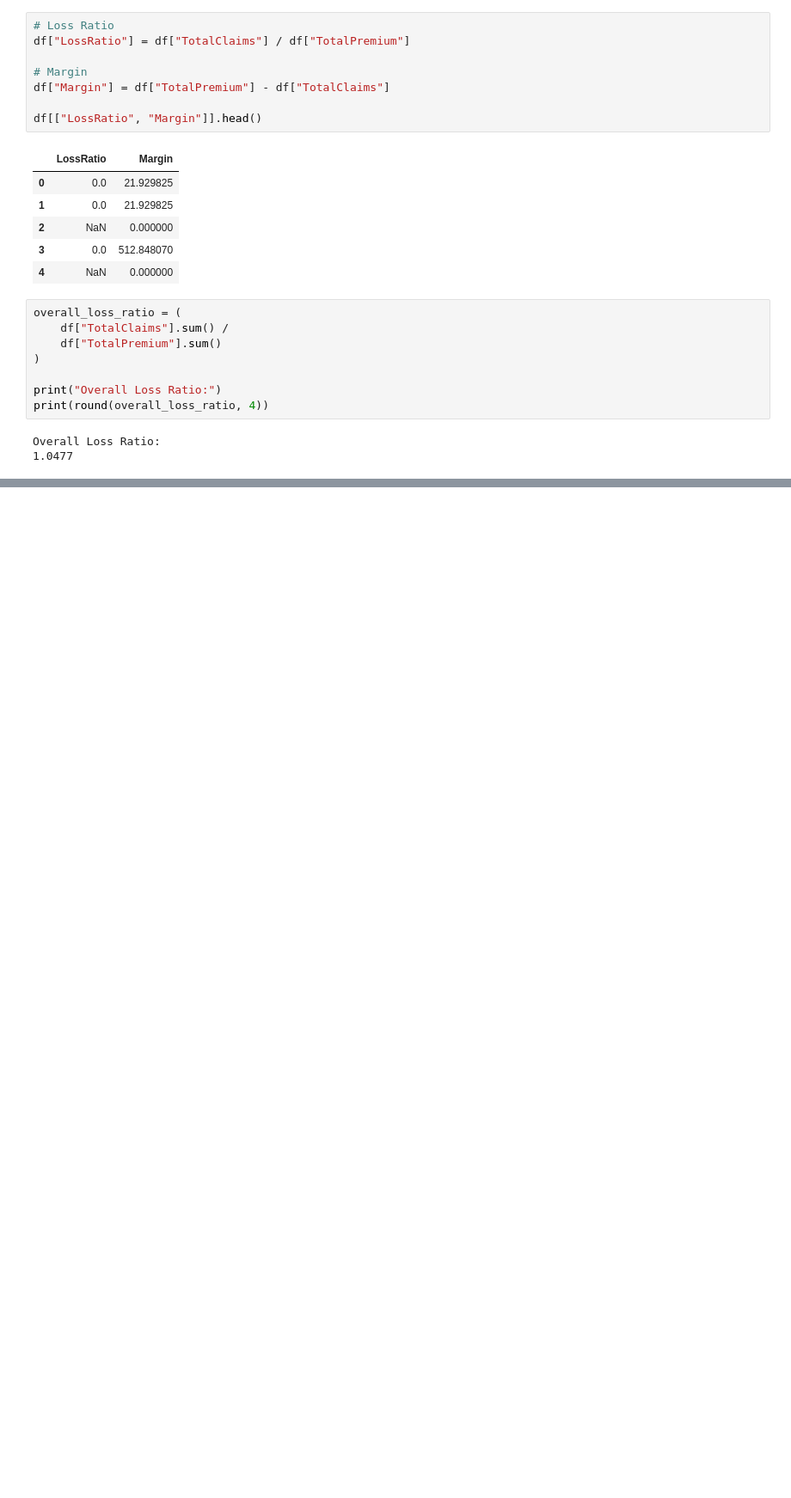
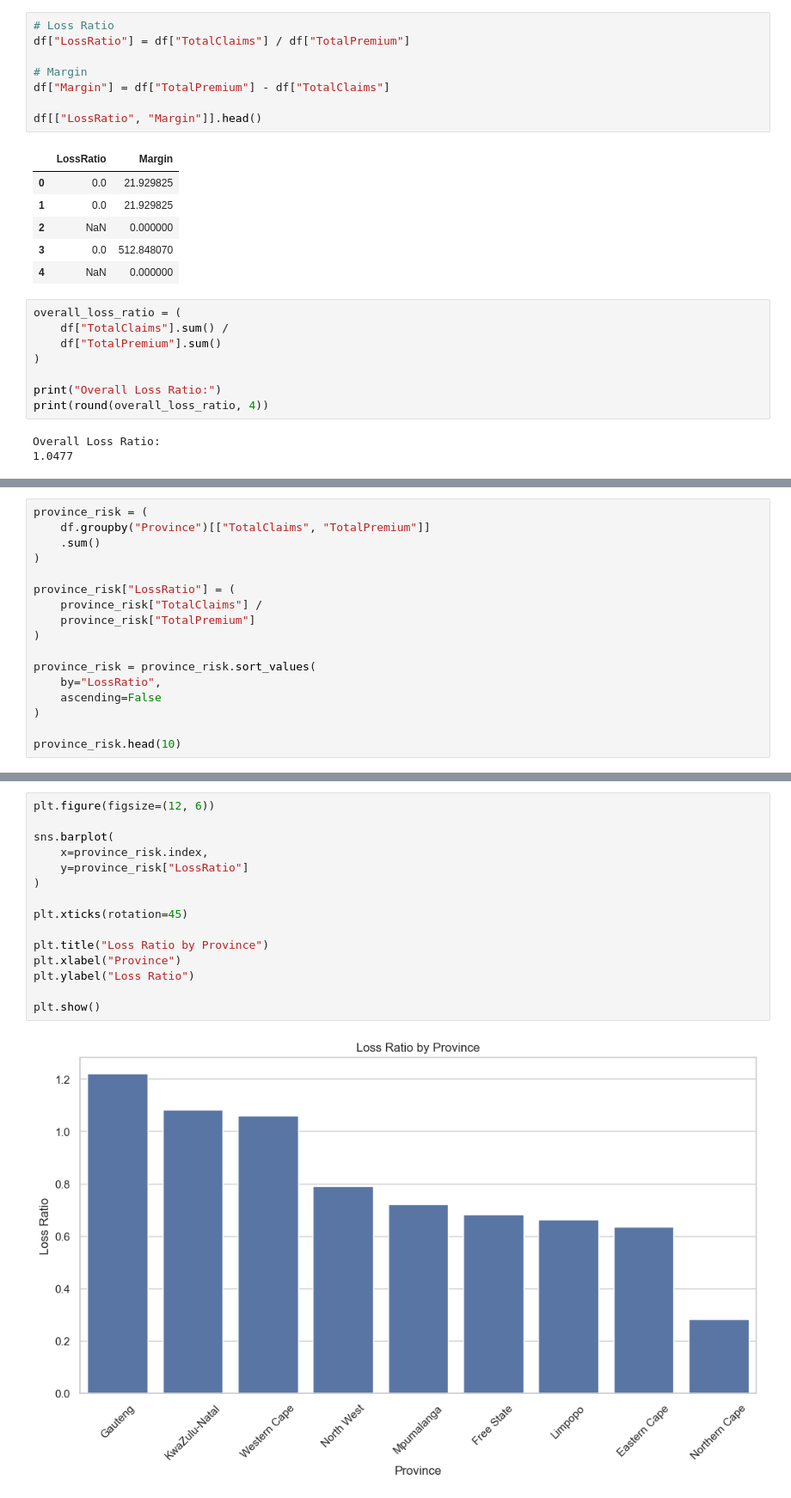
Before and after one commit to funnali/insurance-risk-analytics, a Jupyter notebook: notebooks/01_eda.ipynb, the cells around one changed output, grey strips where cells are left out. Shown at 86% size. Cells and saved outputs as stored; diff of their text form; blank space fills up the shorter version.

Commit message:
Performed initial EDA and risk analysis

```diff
--- a/notebooks/01_eda.ipynb
+++ b/notebooks/01_eda.ipynb
@@ -95,0 +179,17 @@ Overall Loss Ratio:
+# %%
+province_risk = (
+    df.groupby("Province")[["TotalClaims", "TotalPremium"]]
+    .sum()
+)
+
+province_risk["LossRatio"] = (
+    province_risk["TotalClaims"] /
+    province_risk["TotalPremium"]
+)
+
+province_risk = province_risk.sort_values(
+    by="LossRatio",
+    ascending=False
+)
+
+province_risk.head(10)
@@ -95,0 +208,17 @@ Overall Loss Ratio:
+# %%
+plt.figure(figsize=(12, 6))
+
+sns.barplot(
+    x=province_risk.index,
+    y=province_risk["LossRatio"]
+)
+
+plt.xticks(rotation=45)
+
+plt.title("Loss Ratio by Province")
+plt.xlabel("Province")
+plt.ylabel("Loss Ratio")
+
+plt.show()
+# %% [output]
+[figure, added]
```
Also changed, not shown: parts of 6 cells of this notebook.
